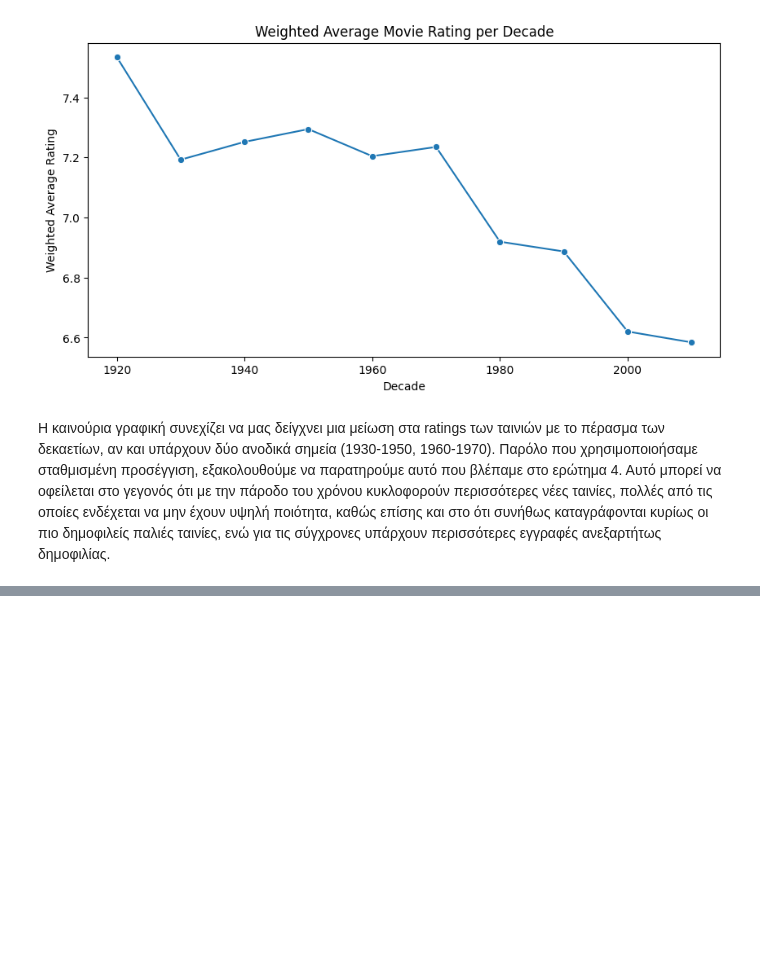
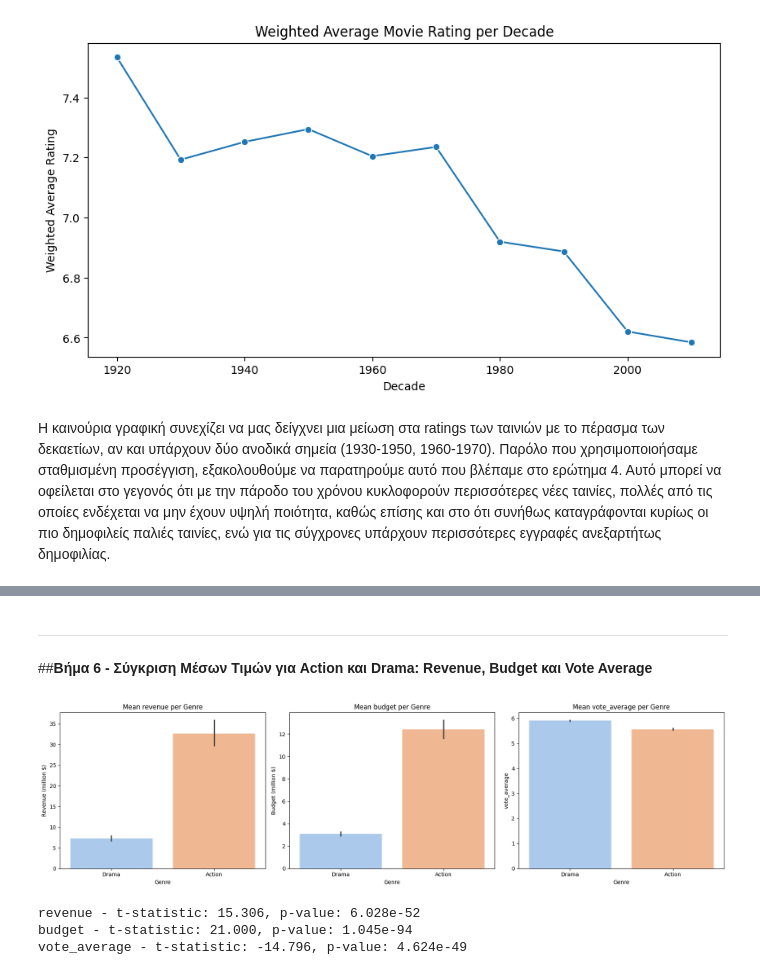
Before and after one commit to BillPapakyriakou/DataMining-Notebooks, a Jupyter notebook: assignment_1B.ipynb, the cells around one changed output, grey strips where cells are left out. Drawn from its saved outputs; the diff is of its cells as text; code cells hidden in the pictures; blank space fills up the shorter version.

```diff
--- a/assignment_1B.ipynb
+++ b/assignment_1B.ipynb
@@ -308,0 +431,77 @@ plt.show()
+# %% [markdown]
+---
+##**Βήμα 6 - Σύγκριση Μέσων Τιμών για Action και Drama: Revenue, Budget και Vote Average**
+# %%
+from scipy.stats import ttest_ind
+
+# Επιλέγουμε μόνο τα genres Action και Drama και παίρνουμε αντίγραφο
+subset = movies[movies['genres'].apply(lambda x: any(d['name'] in ['Action','Drama'] for d in x))].copy()
+
+# Προσθέτουμε μια στήλη "genre" που περιέχει μόνο το κύριο genre (Action ή Drama)
+def get_primary_genre(genres_list):
+    for g in genres_list:
+        if g['name'] in ['Action','Drama']:
+            return g['name']
+    return None
+
+subset['primary_genre'] = subset['genres'].apply(get_primary_genre)
+
+# Μετατροπή σε numeric και αφαίρεση μη αριθμητικών/NaN
+subset['revenue'] = pd.to_numeric(subset['revenue'], errors='coerce')
+subset['budget'] = pd.to_numeric(subset['budget'], errors='coerce')
+subset['vote_average'] = pd.to_numeric(subset['vote_average'], errors='coerce')
+
+
+# Δημιουργία στήλης budget σε million $
+subset['budget_million'] = subset['budget'] / 1e6
+
+# Δημιουργία στήλης revenue σε million $
+subset['revenue_million'] = subset['revenue'] / 1e6
+
+# Δημιουργία 1x3 grid
+fig, axes = plt.subplots(1, 3, figsize=(18,5))
+attributes = ['revenue', 'budget', 'vote_average']
+
+for i, attr in enumerate(attributes):
+    if attr == 'budget':
+      plot_attr = 'budget_million'
+    elif attr == 'revenue':
+      plot_attr = 'revenue_million'
+    else:
+      plot_attr = attr
+
+    sb.barplot(
+        data=subset,
+        x='primary_genre',
+        y=plot_attr,
+        hue='primary_genre',
+        errorbar=('ci', 95),
+        ax=axes[i],
+        palette='pastel',
+        legend=False
+    )
+
+    axes[i].set_title(f'Mean {attr} per Genre')
+    if attr == 'budget':
+        axes[i].set_ylabel('Budget (million $)')
+    elif attr == 'revenue':
+        axes[i].set_ylabel('Revenue (million $)')
+    else:
+        axes[i].set_ylabel(attr)
+    axes[i].set_xlabel('Genre')
+
+plt.tight_layout()
+plt.show()
+
+# --- T-tests ---
+for attr in attributes:
+    action_vals = subset[subset['primary_genre']=='Action'][attr].dropna()
+    drama_vals = subset[subset['primary_genre']=='Drama'][attr].dropna()
+
+    t_stat, p_val = ttest_ind(action_vals, drama_vals, equal_var=False)  # Welch's t-test
+    print(f"{attr} - t-statistic: {t_stat:.3f}, p-value: {p_val:.3e}")
+# %% [output]
+[figure, added]
+revenue - t-statistic: 15.306, p-value: 6.028e-52
+budget - t-statistic: 21.000, p-value: 1.045e-94
+vote_average - t-statistic: -14.796, p-value: 4.624e-49
```
Also changed, not shown: parts of 5 cells of this notebook.
